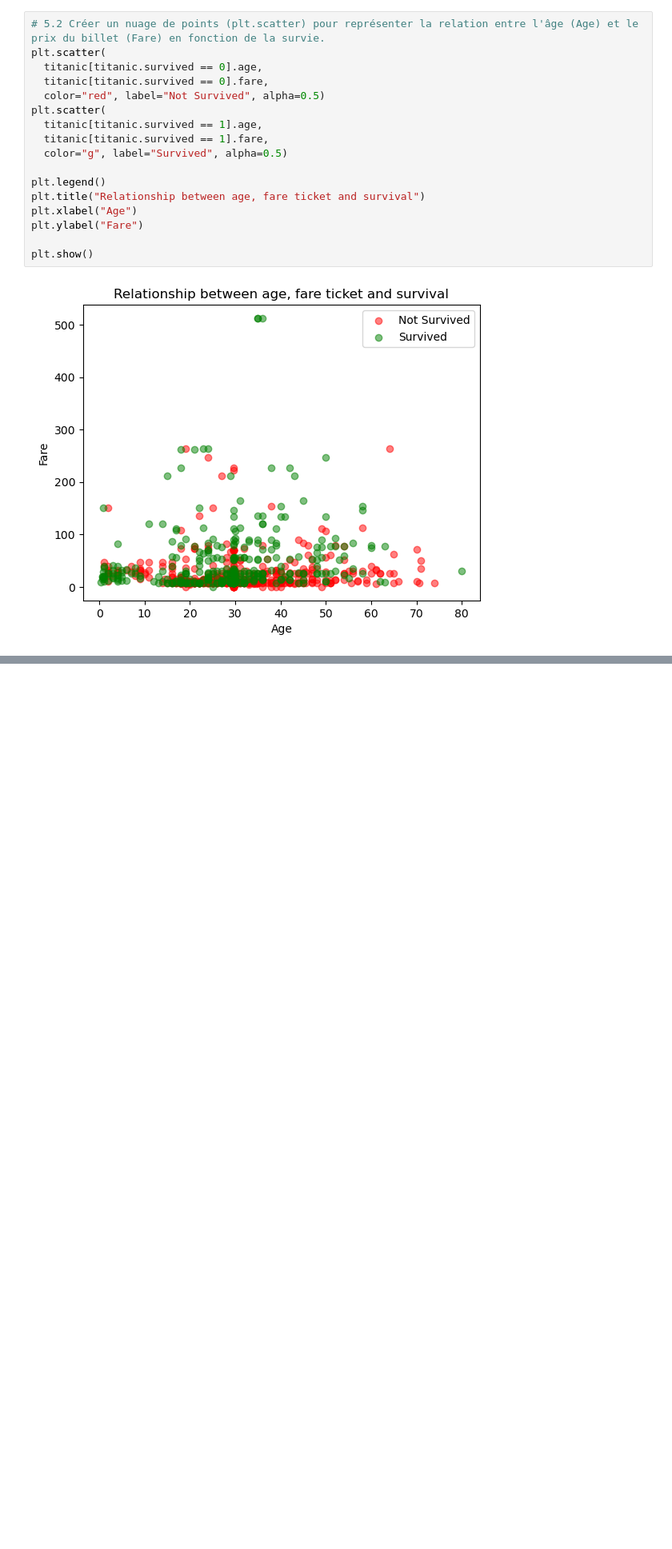
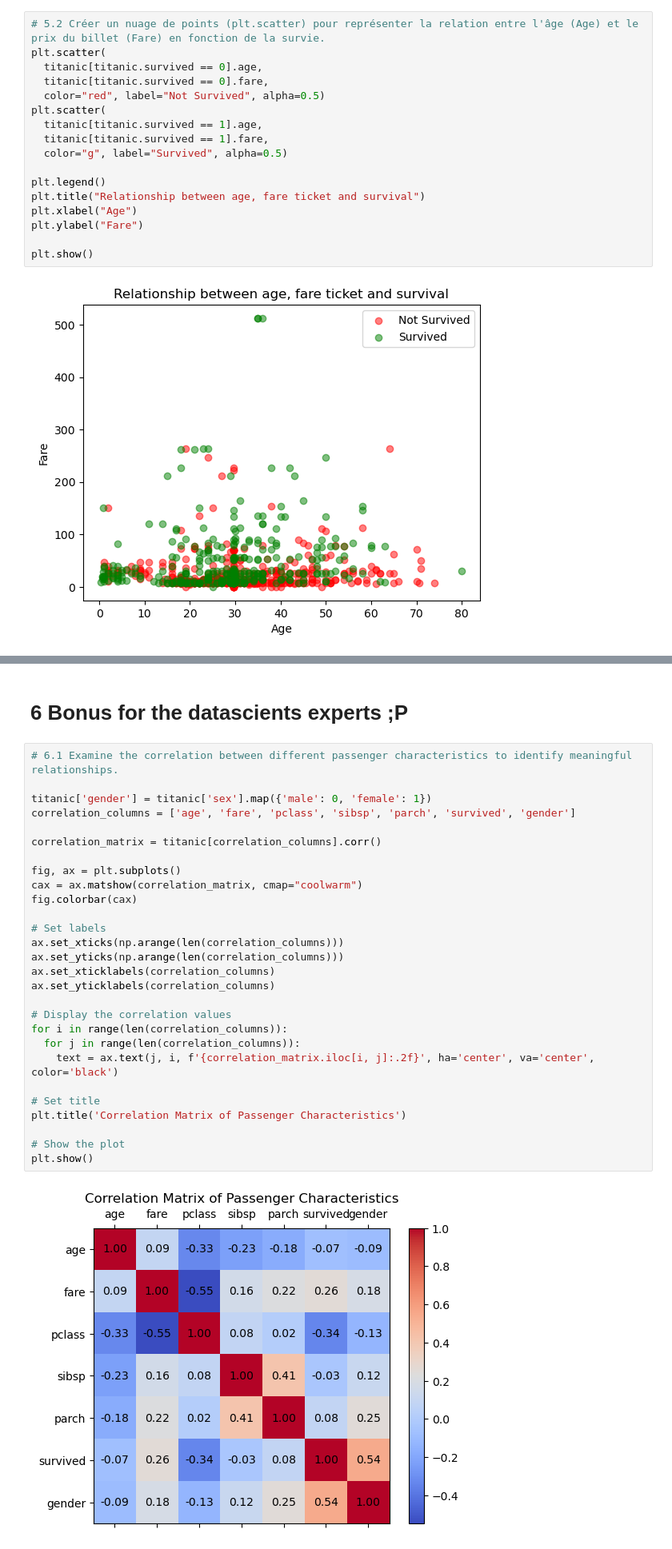
Before and after one commit to michele-mogul/nomades_pse_2024_1112, a Jupyter notebook: numpy_pandas/student_exercises/corrections/pandas/titanic/titanic.ipynb, the cells around one changed output, grey strips where cells are left out. Shown: that part at 80% size. Drawn from its saved outputs; the diff is of its cells as text; blank space fills up the shorter version.

```diff
--- a/numpy_pandas/student_exercises/corrections/pandas/titanic/titanic.ipynb
+++ b/numpy_pandas/student_exercises/corrections/pandas/titanic/titanic.ipynb
@@ -292,0 +365,32 @@ plt.show()
+# %% [markdown]
+# 6 Bonus for the datascients experts ;P
+# %%
+# 6.1 Examine the correlation between different passenger characteristics to identify meaningful relationships.
+
+titanic['gender'] = titanic['sex'].map({'male': 0, 'female': 1})
+correlation_columns = ['age', 'fare', 'pclass', 'sibsp', 'parch', 'survived', 'gender']
+
+correlation_matrix = titanic[correlation_columns].corr()
+
+fig, ax = plt.subplots()
+cax = ax.matshow(correlation_matrix, cmap="coolwarm")
+fig.colorbar(cax)
+
+# Set labels
+ax.set_xticks(np.arange(len(correlation_columns)))
+ax.set_yticks(np.arange(len(correlation_columns)))
+ax.set_xticklabels(correlation_columns)
+ax.set_yticklabels(correlation_columns)
+
+# Display the correlation values
+for i in range(len(correlation_columns)):
+  for j in range(len(correlation_columns)):
+    text = ax.text(j, i, f'{correlation_matrix.iloc[i, j]:.2f}', ha='center', va='center', color='black')
+
+# Set title
+plt.title('Correlation Matrix of Passenger Characteristics')
+
+# Show the plot
+plt.show()
+# %% [output]
+[figure, added]
```
Also changed, not shown: parts of 8 cells of this notebook.
